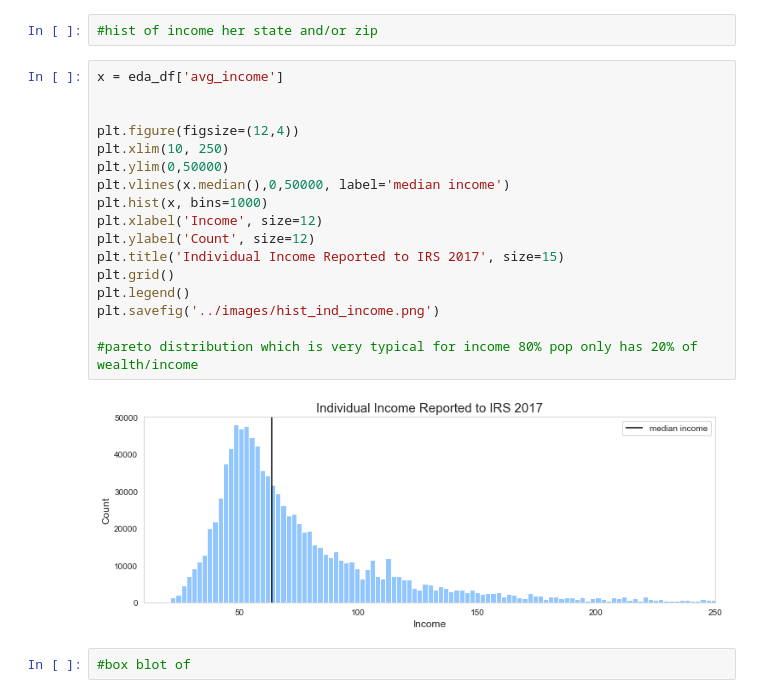
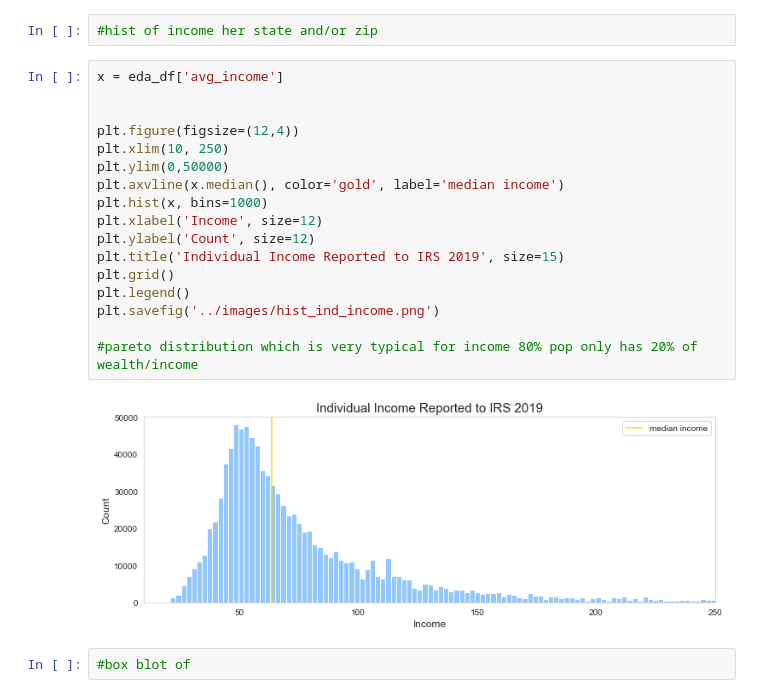
Before and after one commit to lesro/change_unlimited, a Jupyter notebook: notebooks/day3_eda_.ipynb, the cells around one changed output. Saved outputs shown, nothing was run; the diff lists cells and outputs as text.

```diff
--- a/notebooks/day3_eda_.ipynb
+++ b/notebooks/day3_eda_.ipynb
@@ -236,22 +238,22 @@ dual_axis_plot(combined5,
 # %%
 x = eda_df['avg_income']
 
 
 plt.figure(figsize=(12,4))
 plt.xlim(10, 250)
 plt.ylim(0,50000)
-plt.vlines(x.median(),0,50000, label='median income')
+plt.axvline(x.median(), color='gold', label='median income')
 plt.hist(x, bins=1000)
 plt.xlabel('Income', size=12)
 plt.ylabel('Count', size=12)
-plt.title('Individual Income Reported to IRS 2017', size=15)
+plt.title('Individual Income Reported to IRS 2019', size=15)
 plt.grid()
 plt.legend()
 plt.savefig('../images/hist_ind_income.png')
 
 #pareto distribution which is very typical for income 80% pop only has 20% of wealth/income
 # %% [output]
-[figure, old version]
+[figure, new version]
 # %%
 #box blot of
 # %% [markdown]
```
Also changed, not shown: parts of 14 cells of this notebook, 9 other files.
